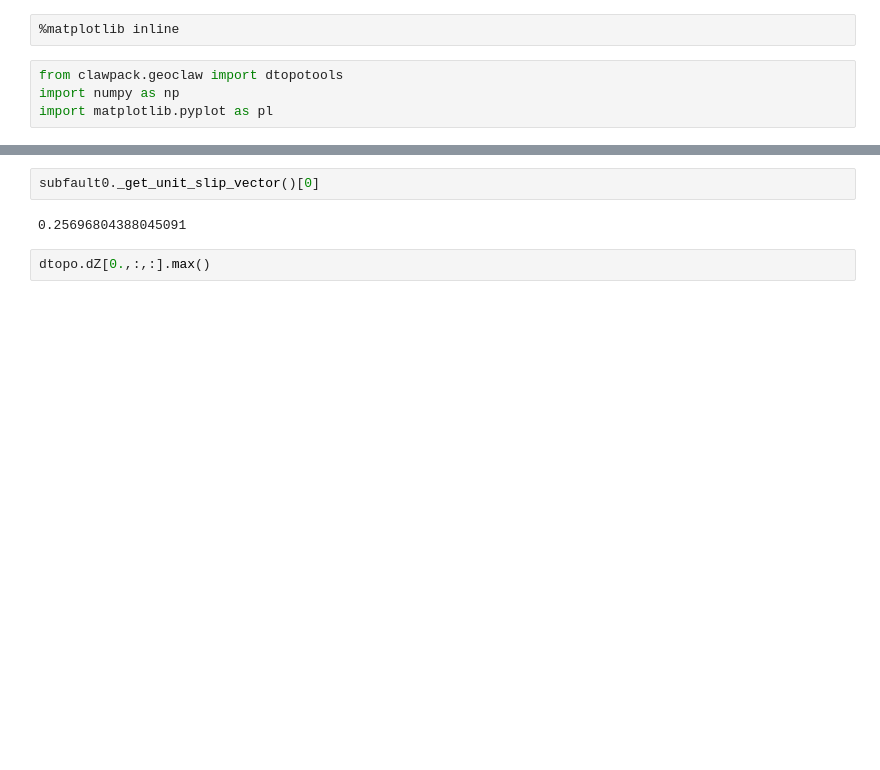
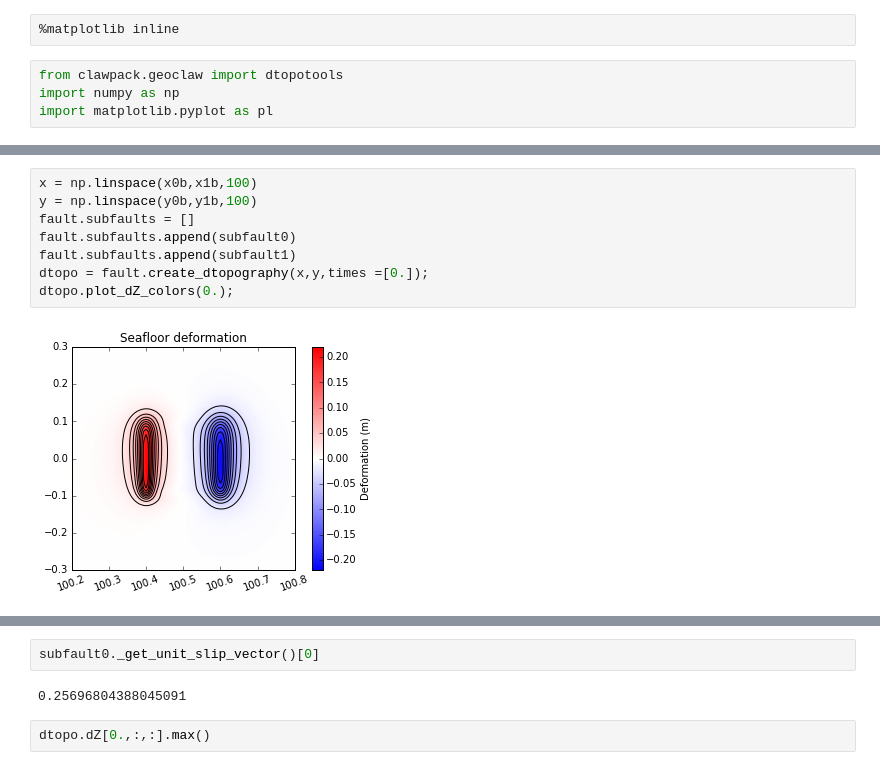
Before and after one commit to rjleveque/dtopotools_triangular_test, a Jupyter notebook: Triangular_faults_test.ipynb, the cells around one changed output, grey strips where cells are left out. Drawn from its saved outputs; the diff is of its cells as text; blank space fills up the shorter version.

```diff
--- a/Triangular_faults_test.ipynb
+++ b/Triangular_faults_test.ipynb
@@ -59,2 +91,12 @@ subfault0._get_leg_angles()
+# %%
+x = np.linspace(x0b,x1b,100)
+y = np.linspace(y0b,y1b,100)
+fault.subfaults = []
+fault.subfaults.append(subfault0)
+fault.subfaults.append(subfault1)
+dtopo = fault.create_dtopography(x,y,times =[0.]);
+dtopo.plot_dZ_colors(0.);
+# %% [output]
+[figure, added]
 # %%
 fault = dtopotools.Fault()
```
Also changed, not shown: parts of 23 cells of this notebook, 1 other file.
